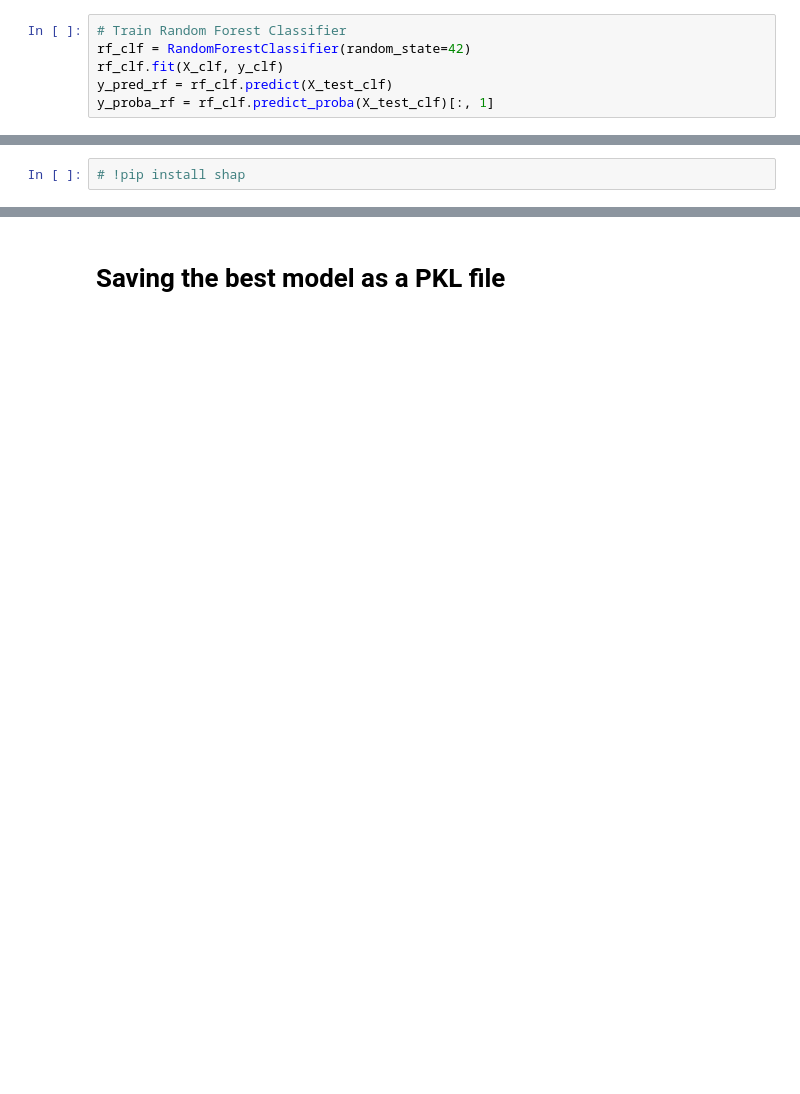
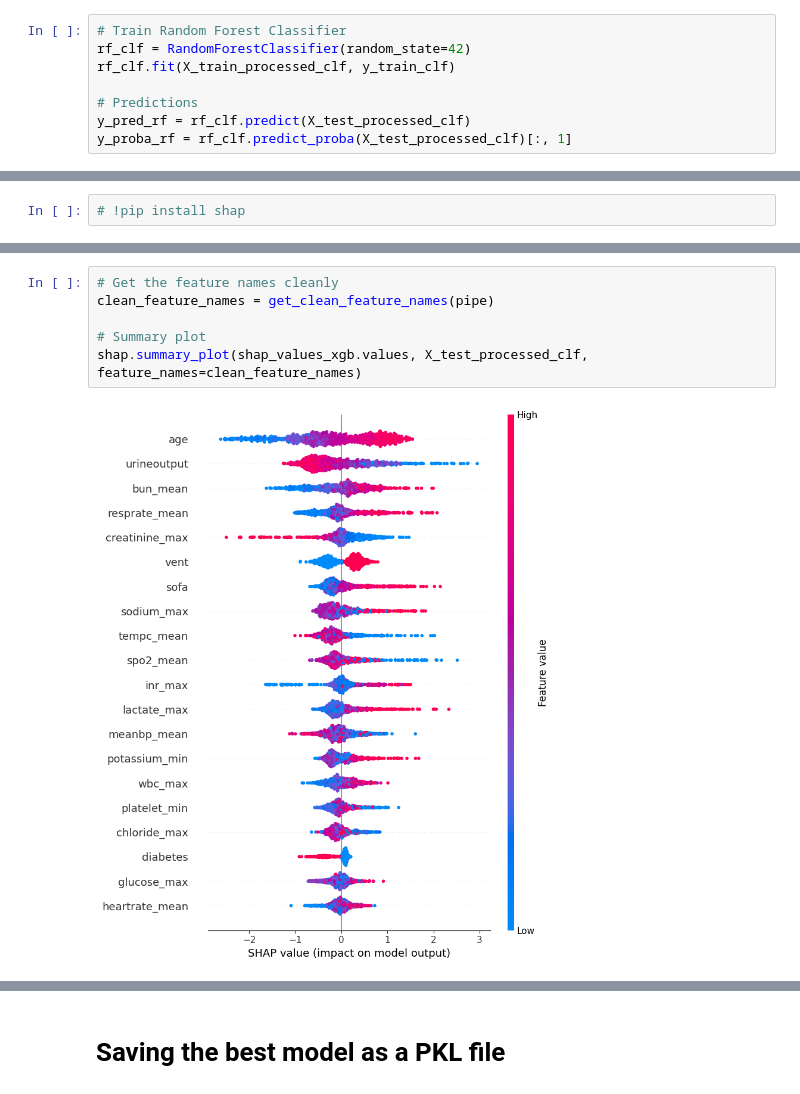
Before and after one commit to Edenshmuel/MIMIC_ICU_Prediction_and_Clustering, a Jupyter notebook: Models.ipynb, the cells around one changed output, grey strips where cells are left out. Cells and saved outputs as stored; diff of their text form; blank space fills up the shorter version.

```diff
--- a/Models.ipynb
+++ b/Models.ipynb
@@ -171,9 +124,11 @@ ROC AUC: 0.836951605608322
 # %%
 # Train Random Forest Classifier
 rf_clf = RandomForestClassifier(random_state=42)
-rf_clf.fit(X_clf, y_clf)
-y_pred_rf = rf_clf.predict(X_test_clf)
-y_proba_rf = rf_clf.predict_proba(X_test_clf)[:, 1]
+rf_clf.fit(X_train_processed_clf, y_train_clf)
+
+# Predictions
+y_pred_rf = rf_clf.predict(X_test_processed_clf)
+y_proba_rf = rf_clf.predict_proba(X_test_processed_clf)[:, 1]
 # %%
 # Train XGBoost Classifier
 xgb_clf = XGBClassifier(random_state=42, use_label_encoder=False, eval_metric='logloss')
@@ -565,0 +510,8 @@ This SHAP summary bar plot visualizes the **average contribution of each feature
+# %%
+# Get the feature names cleanly
+clean_feature_names = get_clean_feature_names(pipe)
+
+# Summary plot
+shap.summary_plot(shap_values_xgb.values, X_test_processed_clf, feature_names=clean_feature_names)
+# %% [output]
+[figure, added]
```
Also changed, not shown: parts of 50 cells of this notebook.
